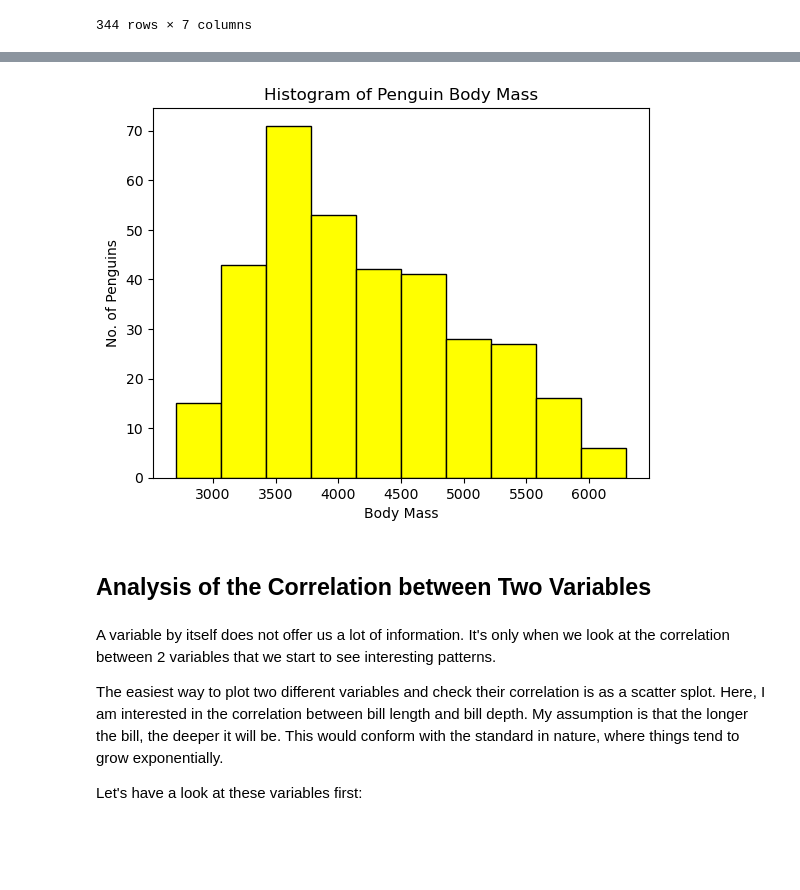
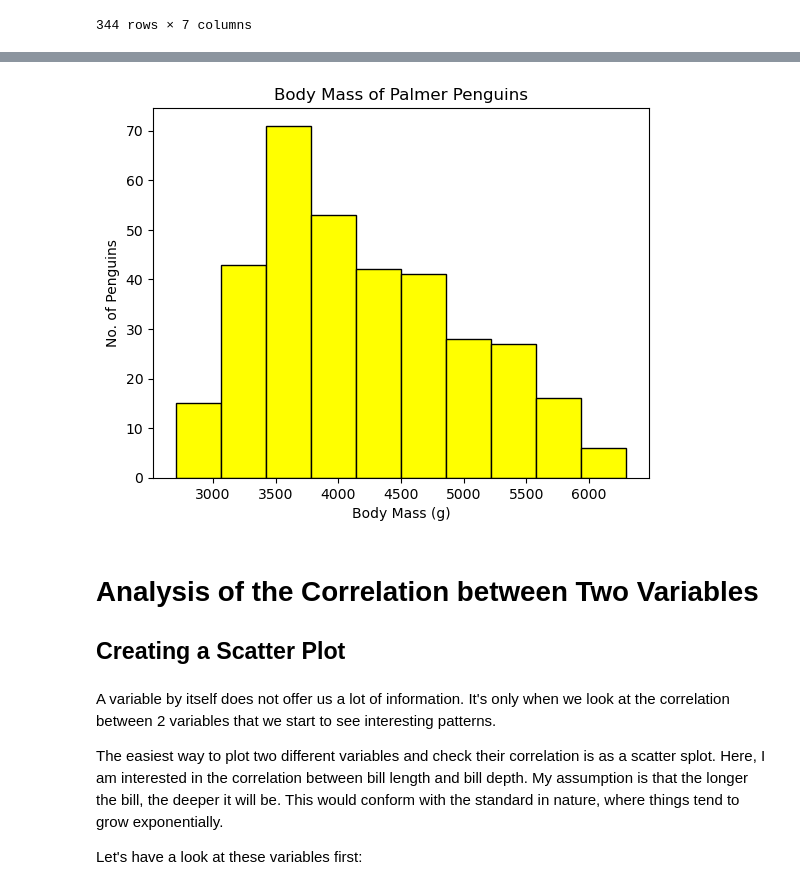
Before and after one commit to MylesHenehan/mywork, a Jupyter notebook: penguins.ipynb, the cells around one changed output, grey strips where cells are left out. Drawn from its saved outputs; the diff is of its cells as text; code cells hidden in the pictures; blank space fills up the shorter version.

```diff
--- a/penguins.ipynb
+++ b/penguins.ipynb
@@ -121,14 +125,14 @@ df.describe()
 # %%
-column_name = 'body_mass_g'
-plt.hist(df[column_name], bins=10, color='yellow', edgecolor='black')
-plt.xlabel('Body Mass')
+plt.hist(df['body_mass_g'], bins=10, color='yellow', edgecolor='black')
+plt.xlabel('Body Mass (g)')
 plt.ylabel('No. of Penguins')
-plt.title('Histogram of Penguin Body Mass')
+plt.title('Body Mass of Palmer Penguins')
 plt.show()
 # %% [output]
-[figure, old version]
+[figure, new version]
 # %% [markdown]
-## Analysis of the Correlation between Two Variables
+# Analysis of the Correlation between Two Variables
+## Creating a Scatter Plot
 # %% [markdown]
 A variable by itself does not offer us a lot of information. It's only when we look at the correlation between 2 variables that we start to see interesting patterns.
 
```
Also changed, not shown: parts of 37 cells of this notebook.
